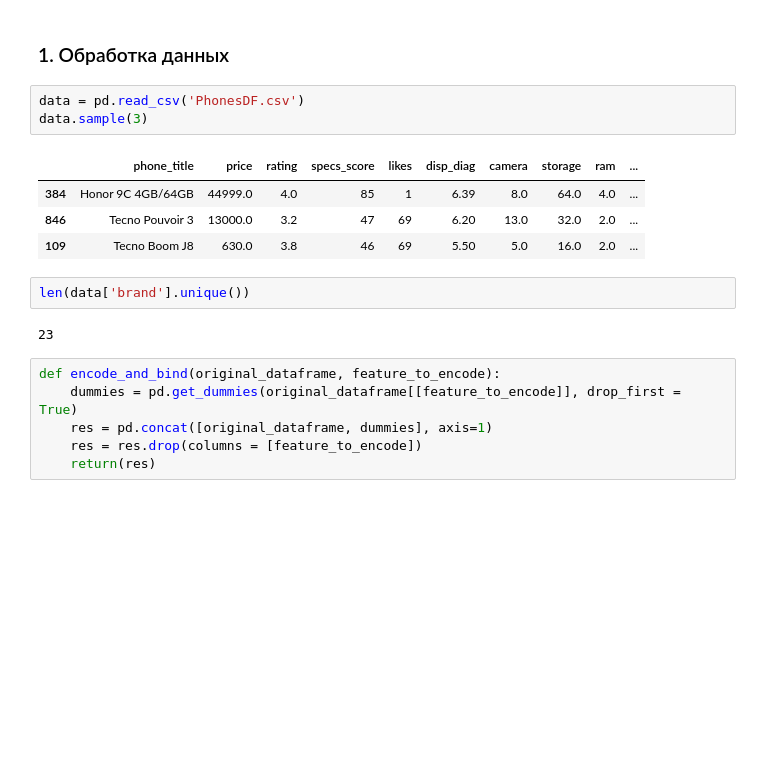
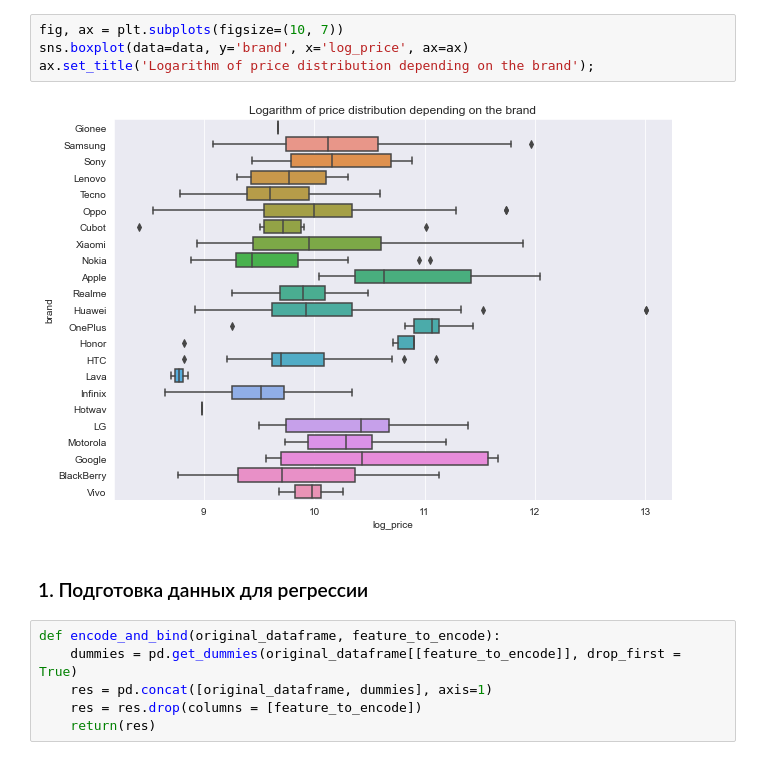
Before and after one commit to Dangerio/smartphone-price-analysis, a Jupyter notebook: Analysis/Analysis.ipynb, the cells around one changed output. Cells and saved outputs as stored; diff of their text form; blank space fills up the shorter version.

```diff
--- a/Analysis/Analysis.ipynb
+++ b/Analysis/Analysis.ipynb
@@ -17,17 +54,11 @@ from sklearn.preprocessing import OneHotEncoder
+# %%
+fig, ax = plt.subplots(figsize=(10, 7))
+sns.boxplot(data=data, y='brand', x='log_price', ax=ax)
+ax.set_title('Logarithm of price distribution depending on the brand');
+# %% [output]
+[figure, added]
 # %% [markdown]
-### 1. Обработка данных
+### 1. Подготовка данных для регрессии
-# %%
-data = pd.read_csv('PhonesDF.csv')
-data.sample(3)
-# %% [output]
-|  | phone_title | price | rating | specs_score | likes | disp_diag | camera | storage | ram | ... |
-| 384 | Honor 9C 4GB/64GB | 44999.0 | 4.0 | 85 | 1 | 6.39 | 8.0 | 64.0 | 4.0 | ... |
-| 846 | Tecno Pouvoir 3 | 13000.0 | 3.2 | 47 | 69 | 6.20 | 13.0 | 32.0 | 2.0 | ... |
-| 109 | Tecno Boom J8 | 630.0 | 3.8 | 46 | 69 | 5.50 | 5.0 | 16.0 | 2.0 | ... |
-# %%
-len(data['brand'].unique())
-# %% [output]
-23
 # %%
 def encode_and_bind(original_dataframe, feature_to_encode):
     dummies = pd.get_dummies(original_dataframe[[feature_to_encode]], drop_first = True)
```
Also changed, not shown: parts of 11 cells of this notebook, 2 other files.
